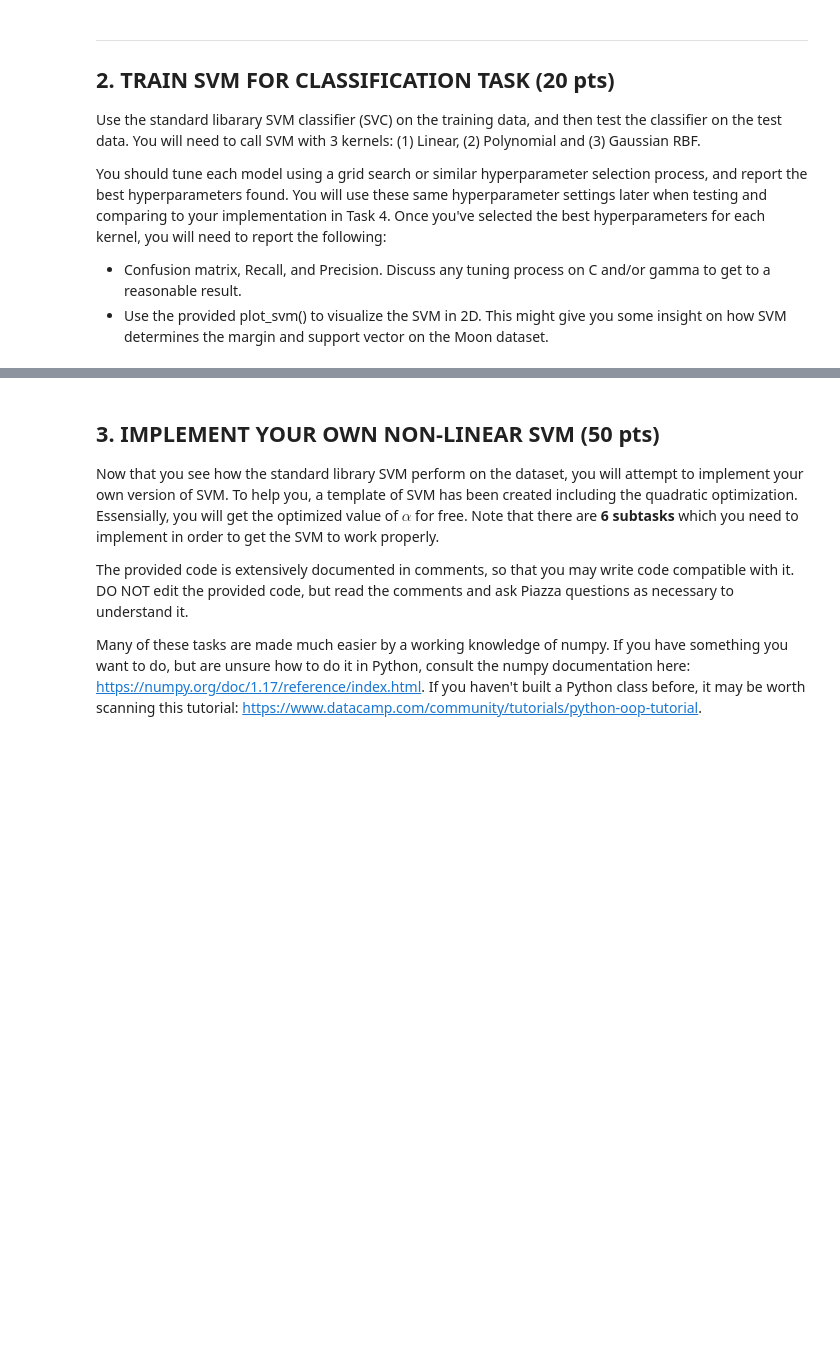
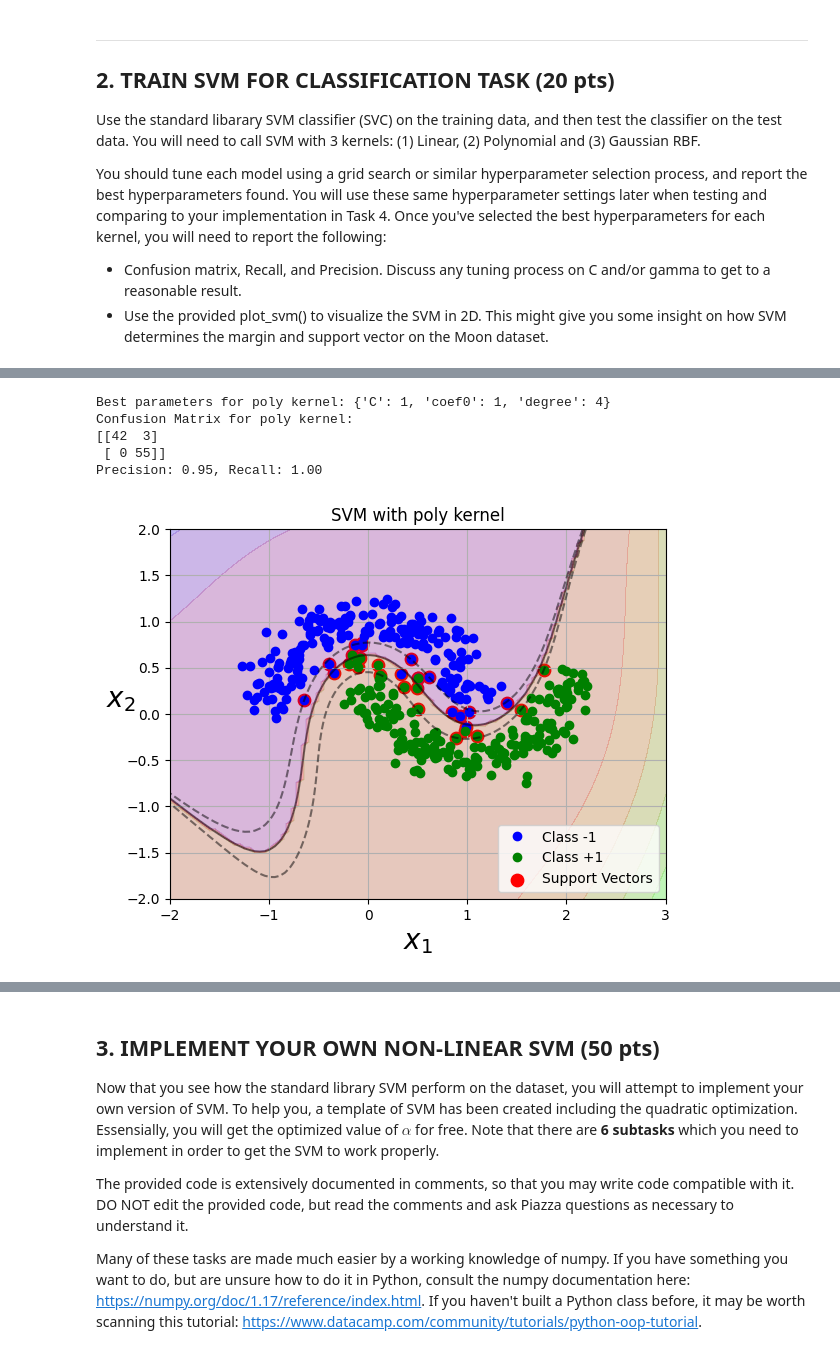
Before and after one commit to cwang12197/cs_4774_ml, a Jupyter notebook: Assignment_3_SVM_for_Non_linear_Classification.ipynb, the cells around one changed output, grey strips where cells are left out. Drawn from its saved outputs; the diff is of its cells as text; code cells hidden in the pictures; blank space fills up the shorter version.

```diff
--- a/Assignment_3_SVM_for_Non_linear_Classification.ipynb
+++ b/Assignment_3_SVM_for_Non_linear_Classification.ipynb
@@ -81,0 +128,10 @@ from sklearn.svm import SVC
+# %%
+poly_param_grid = {'C': [0.1, 1, 5, 10, 50, 100], 'degree': [2, 3, 4], 'coef0': [0, 1]}
+poly_svm = train_and_evaluate_svm('poly', poly_param_grid)
+# %% [output]
+Best parameters for poly kernel: {'C': 1, 'coef0': 1, 'degree': 4}
+Confusion Matrix for poly kernel:
+[[42  3]
+ [ 0 55]]
+Precision: 0.95, Recall: 1.00
+[figure, added]
```
Also changed, not shown: parts of 15 cells of this notebook, 2 other files.
